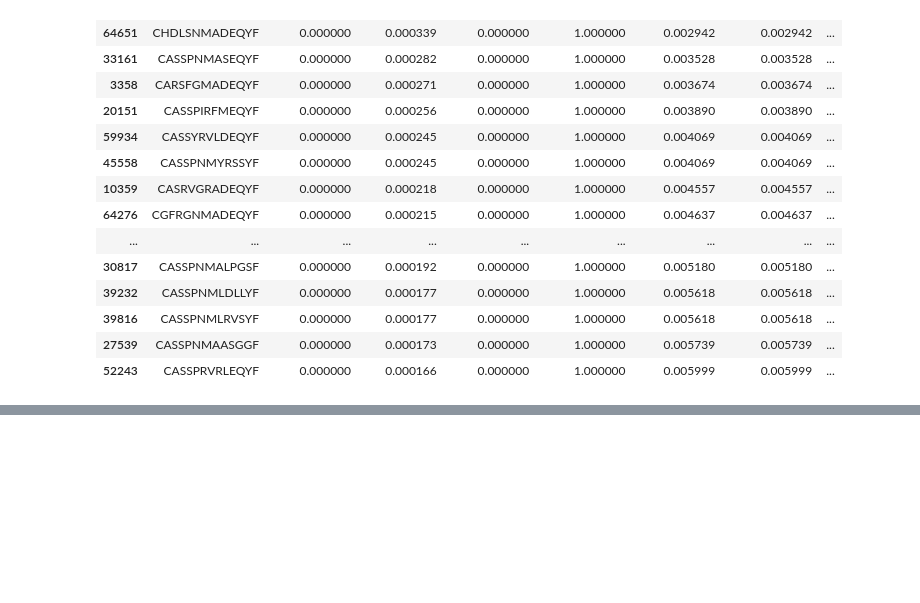
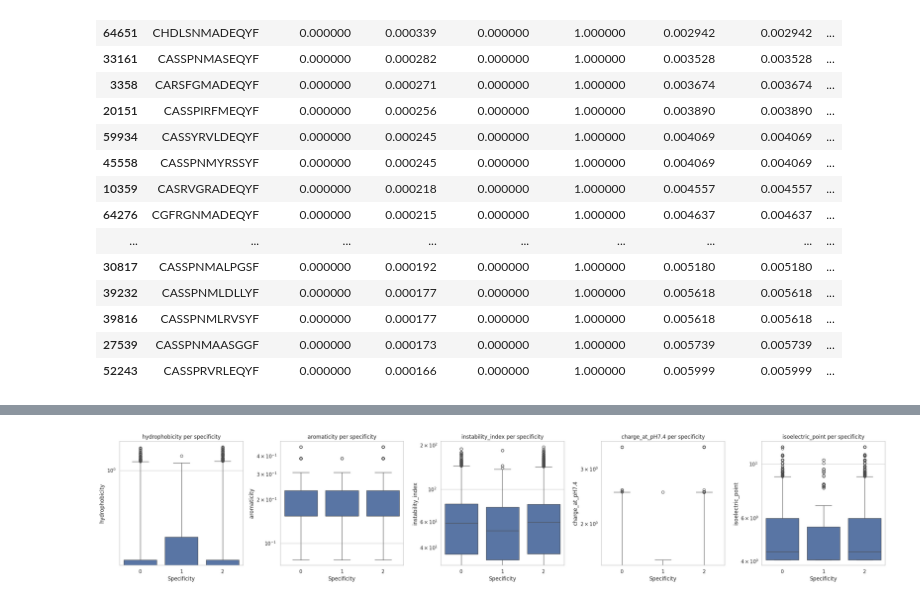
Before and after one commit to marluca95/NGS_pipeline, a Jupyter notebook: notebooks/variant_analysis.ipynb, the cells around one changed output, grey strips where cells are left out. Drawn from its saved outputs; the diff is of its cells as text; code cells hidden in the pictures; blank space fills up the shorter version.

```diff
--- a/notebooks/variant_analysis.ipynb
+++ b/notebooks/variant_analysis.ipynb
@@ -717,0 +880,20 @@ with open('../data/TCR-A3_CDR3b-t4x_MAGE-A3_specificity.csv', 'w', newline='', e
+# %%
+sns.set(style="whitegrid")
+
+# List of physicochemical property columns
+physico_cols = ['hydrophobicity', 'aromaticity', 'instability_index', 'charge_at_pH7.4', 'isoelectric_point']
+
+# Create subplots
+fig, axes = plt.subplots(1, len(physico_cols), figsize=(5 * len(physico_cols), 5))
+
+for ax, col in zip(axes, physico_cols):
+    sns.boxplot(x='specificity', y=col, data=physicochem_props, ax=ax)
+    ax.set_title(f'{col} per specificity')
+    ax.set_xlabel('Specificity')
+    ax.set_ylabel(col)
+    ax.set_yscale('log')  # optional, only if values span many orders of magnitude
+
+plt.tight_layout()
+plt.show()
+# %% [output]
+[figure, added]
```
Also changed, not shown: parts of 21 cells of this notebook, 1 other file.
